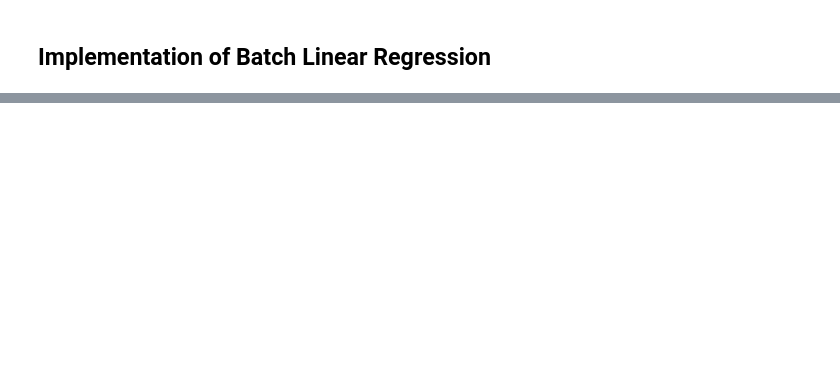
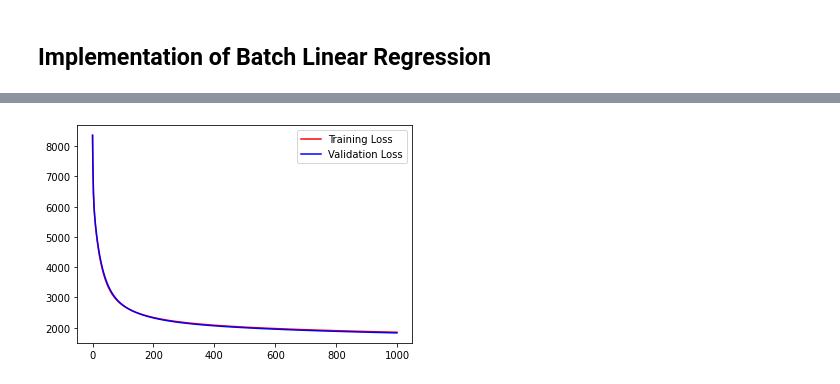
Before and after one commit to gerardoRO/ds4a, a Jupyter notebook: code/Advanced Modeling.ipynb, the cells around one changed output, grey strips where cells are left out. Saved outputs shown, nothing was run; the diff lists cells and outputs as text; code cells hidden in the pictures; blank space fills up the shorter version.

```diff
--- a/code/Advanced Modeling.ipynb
+++ b/code/Advanced Modeling.ipynb
@@ -177,7 +192,7 @@ def my_mini_batch(model,X_train,X_val,y_train,y_val,batch_size,iters):
     plt.legend()
     return model
 # %%
-newsgd = SGDRegressor(penalty= 'l2',alpha = .0001,random_state= 42,learning_rate='constant',eta0=.01)
+newsgd = SGDRegressor(penalty= 'l2',alpha = .9,random_state= 42,learning_rate='constant',eta0=1E-7)
 newsgd = my_mini_batch(newsgd,X_train,X_val,y_train,y_val,100,1000)
 
 
@@ -202,3 +222,4 @@ Validation loss: 1827052341519.061
+[figure, added]
 # %%
 print(r2_score(y_test,y_pred))
 plt.scatter(y_pred,y_test)
```
Also changed, not shown: parts of 11 cells of this notebook.
